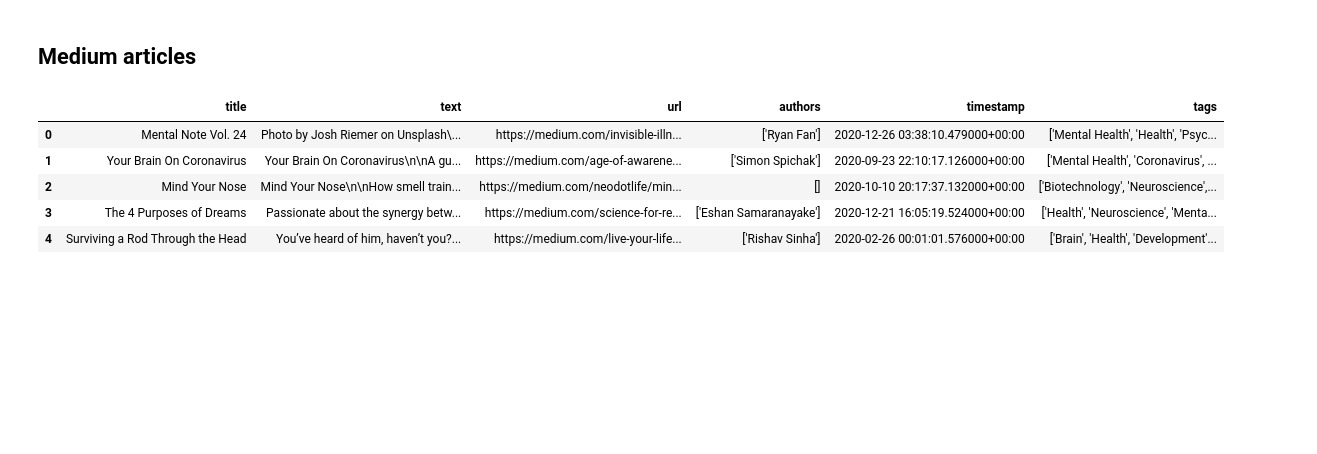
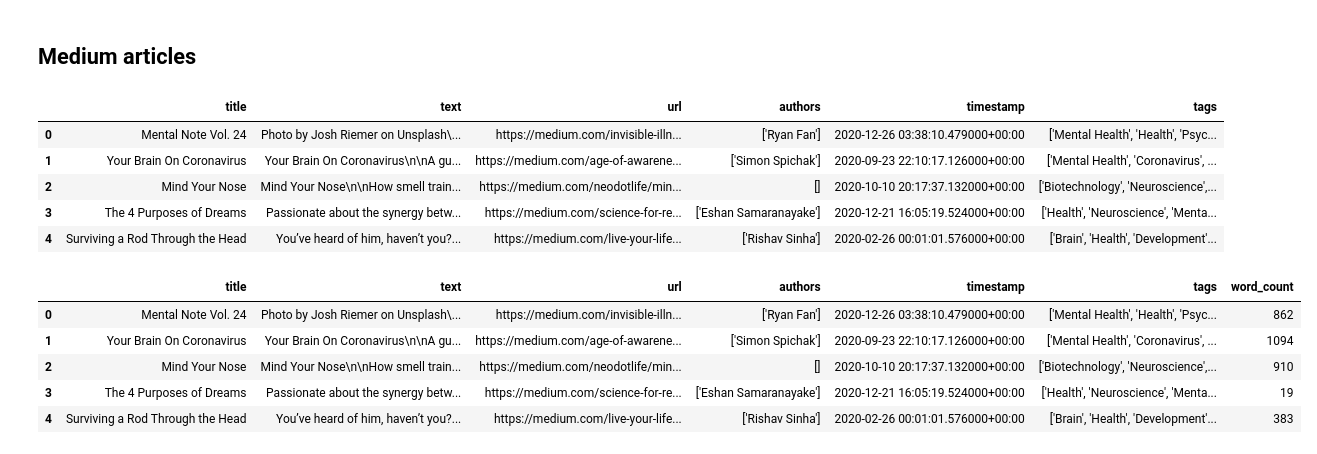
Before and after one commit to aaronomics/grad, a Jupyter notebook: news.ipynb, the cells around one changed output. Drawn from its saved outputs; the diff is of its cells as text; code cells hidden in the pictures; blank space fills up the shorter version.

```diff
--- a/news.ipynb
+++ b/news.ipynb
@@ -70,3 +63,15 @@ med_df.head()
 | 2 | Mind Your Nose | Mind Your Nose\n\nHow smell train... | https://medium.com/neodotlife/min... | [] | 2020-10-10 20:17:37.132000+00:00 | ['Biotechnology', 'Neuroscience',... |
 | 3 | The 4 Purposes of Dreams | Passionate about the synergy betw... | https://medium.com/science-for-re... | ['Eshan Samaranayake'] | 2020-12-21 16:05:19.524000+00:00 | ['Health', 'Neuroscience', 'Menta... |
 | 4 | Surviving a Rod Through the Head | You’ve heard of him, haven’t you?... | https://medium.com/live-your-life... | ['Rishav Sinha'] | 2020-02-26 00:01:01.576000+00:00 | ['Brain', 'Health', 'Development'... |
+# %%
+
+df['word_count'] = df['text'].apply(lambda x: len(str(x).split()))
+
+df.head()
+# %% [output]
+|  | title | text | url | authors | timestamp | tags | word_count |
+| 0 | Mental Note Vol. 24 | Photo by Josh Riemer on Unsplash\... | https://medium.com/invisible-illn... | ['Ryan Fan'] | 2020-12-26 03:38:10.479000+00:00 | ['Mental Health', 'Health', 'Psyc... | 862 |
+| 1 | Your Brain On Coronavirus | Your Brain On Coronavirus\n\nA gu... | https://medium.com/age-of-awarene... | ['Simon Spichak'] | 2020-09-23 22:10:17.126000+00:00 | ['Mental Health', 'Coronavirus', ... | 1094 |
+| 2 | Mind Your Nose | Mind Your Nose\n\nHow smell train... | https://medium.com/neodotlife/min... | [] | 2020-10-10 20:17:37.132000+00:00 | ['Biotechnology', 'Neuroscience',... | 910 |
+| 3 | The 4 Purposes of Dreams | Passionate about the synergy betw... | https://medium.com/science-for-re... | ['Eshan Samaranayake'] | 2020-12-21 16:05:19.524000+00:00 | ['Health', 'Neuroscience', 'Menta... | 19 |
+| 4 | Surviving a Rod Through the Head | You’ve heard of him, haven’t you?... | https://medium.com/live-your-life... | ['Rishav Sinha'] | 2020-02-26 00:01:01.576000+00:00 | ['Brain', 'Health', 'Development'... | 383 |
```
Also changed, not shown: parts of 9 cells of this notebook.
